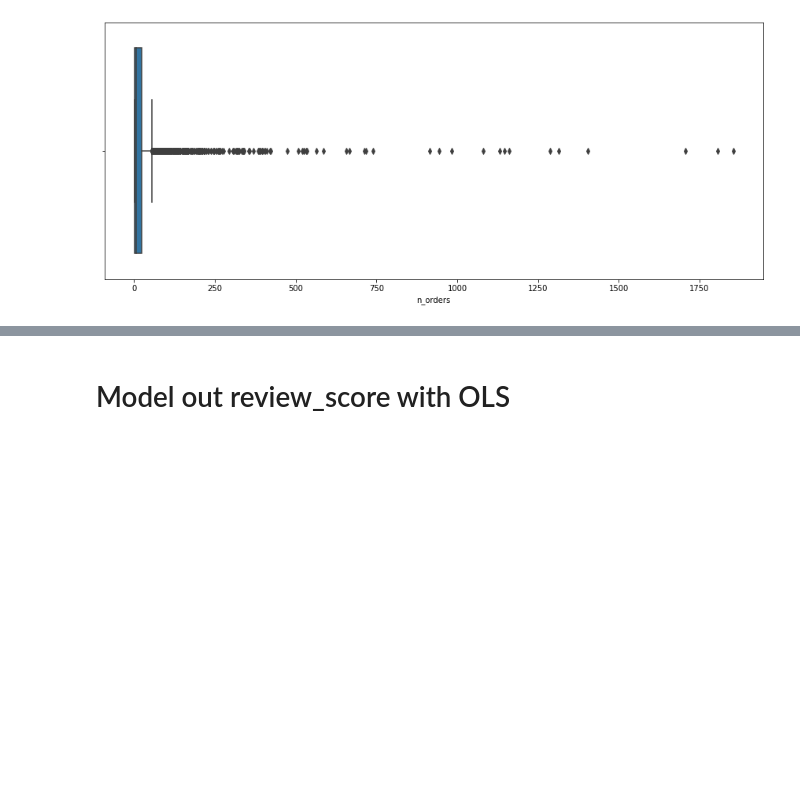
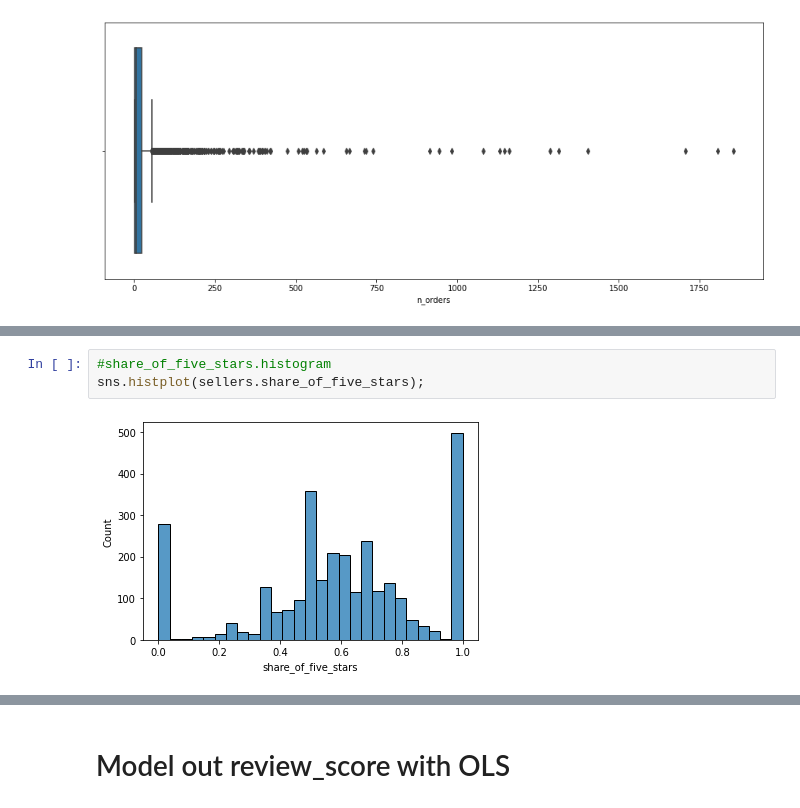
Before and after one commit to phlln/olist-analysis, a Jupyter notebook: notebooks/Sellers Data Analysis-UPDATED.ipynb, the cells around one changed output, grey strips where cells are left out. Drawn from its saved outputs; the diff is of its cells as text; blank space fills up the shorter version.

```diff
--- a/notebooks/Sellers Data Analysis-UPDATED.ipynb
+++ b/notebooks/Sellers Data Analysis-UPDATED.ipynb
@@ -126,0 +157,5 @@ sns.boxplot(sellers.n_orders);
+# %%
+#share_of_five_stars.histogram
+sns.histplot(sellers.share_of_five_stars);
+# %% [output]
+[figure, added]
```
Also changed, not shown: parts of 12 cells of this notebook.
